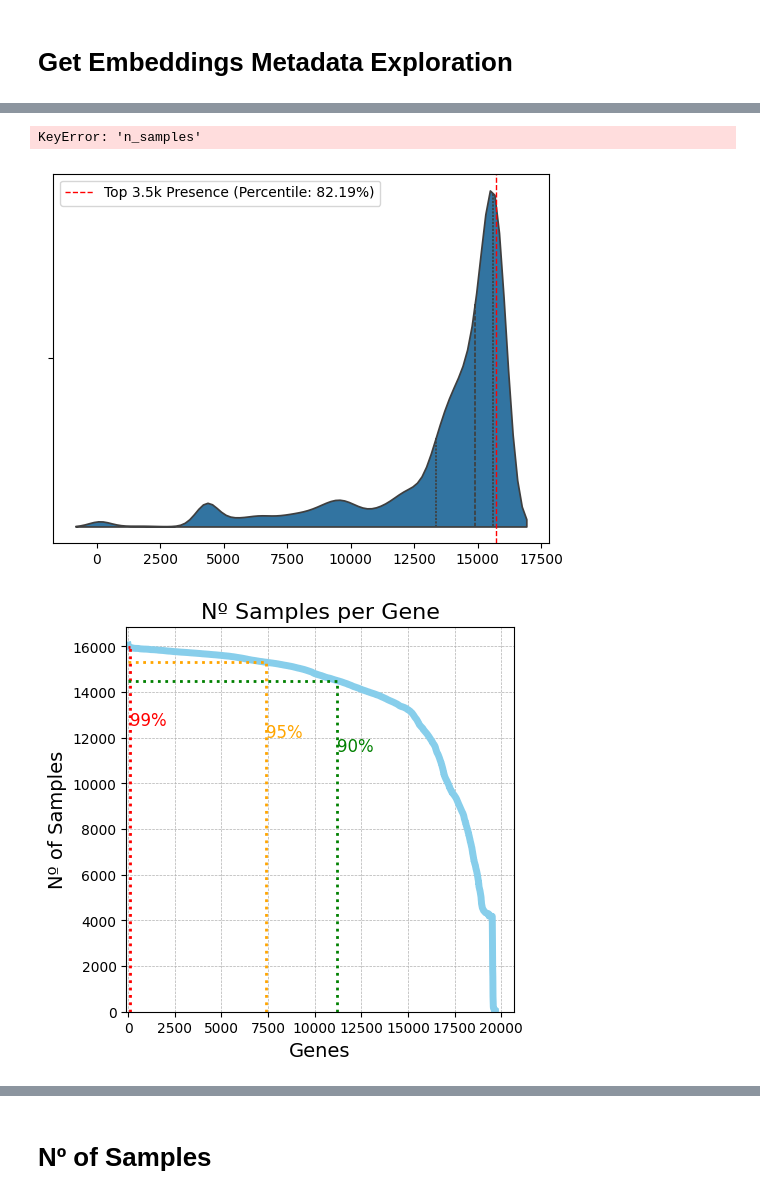
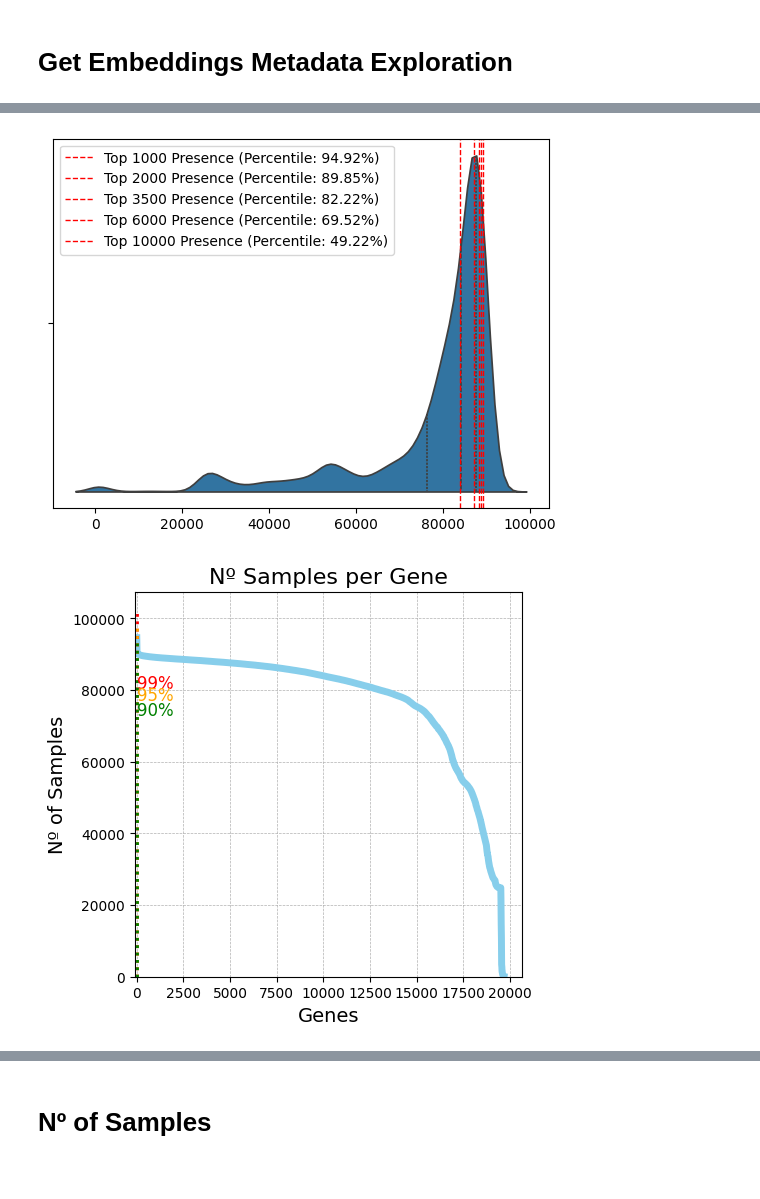
Before and after one commit to 00dylan00/scGPT_playground, a Jupyter notebook: notebooks/pp.data_analysis.ipynb, the cells around one changed output, grey strips where cells are left out. Cells and saved outputs as stored; diff of their text form; code cells hidden in the pictures.

```diff
--- a/notebooks/pp.data_analysis.ipynb
+++ b/notebooks/pp.data_analysis.ipynb
@@ -18,7 +18,7 @@ from tqdm import tqdm
 import seaborn as sns
 
 # variables
-pp_data = "pp_data-24-09-25-03"
+pp_data = "pp_data-24-10-06-01"
 
 metadata_path = "../data/%s/metadata.pkl" % pp_data
 adata_path = "../data/%s/data.h5ad" % pp_data
@@ -156,47 +156,43 @@ Number of diseases w/ 5+ datasets: 6
-# %%
-sns.kdeplot
-# %% [output]
-KeyError: 'n_samples'
 # %%
 import matplotlib.pyplot as plt
 import seaborn as sns
 import numpy as np
 from scipy import stats
 
-presences = [1000, 2000, 3500, 5000, 10000]
+presences = [1000, 2000, 3500, 6000, 10000]
 
 # Example metadata
 n_non_nan_genes = metadata["n_non_nan_genes"]
 
 # Violin plot
 sns.violinplot(x=n_non_nan_genes, inner="quartile", split=True)
 
 # Calculate the presence threshold
 presences_vals = list()
 for presence in presences:
     presence_thr = np.sort(metadata["n_non_nan_genes"])[::-1][presence]
     percentile_value = stats.percentileofscore(n_non_nan_genes, presence_thr)
     presences_vals.append((presence, presence_thr, percentile_value))
 
 # Draw vertical lines for presence threshold
 for presence_val in presences_vals:
     plt.vlines(
         presence_val[1],
         ymin=0,
         ymax=1,
         color="red",
         label=f"Top {presence_val[0]} Presence (Percentile: {presence_val[2]:.2f}%)",
         linestyle="--",
         linewidth=1,
         transform=plt.gca().get_xaxis_transform(),
     )
 
 
 # Show legend and plot
 plt.legend()
 plt.show()
 # %% [output]
-[figure, old version]
+[figure, new version]
 # %%
 import matplotlib.pyplot as plt
 import numpy as np
@@ -279,7 +275,7 @@ plt.grid(True, which="both", linestyle="--", linewidth=0.5)
 # Show the plot
 plt.savefig(os.path.join(output_dir, "gene_presence.png"), dpi=300, bbox_inches="tight")
 # %% [output]
-[figure, old version]
+[figure, new version]
 # %%
 import seaborn as sns
 
```
Also changed, not shown: parts of 13 cells of this notebook, 15 other files.
